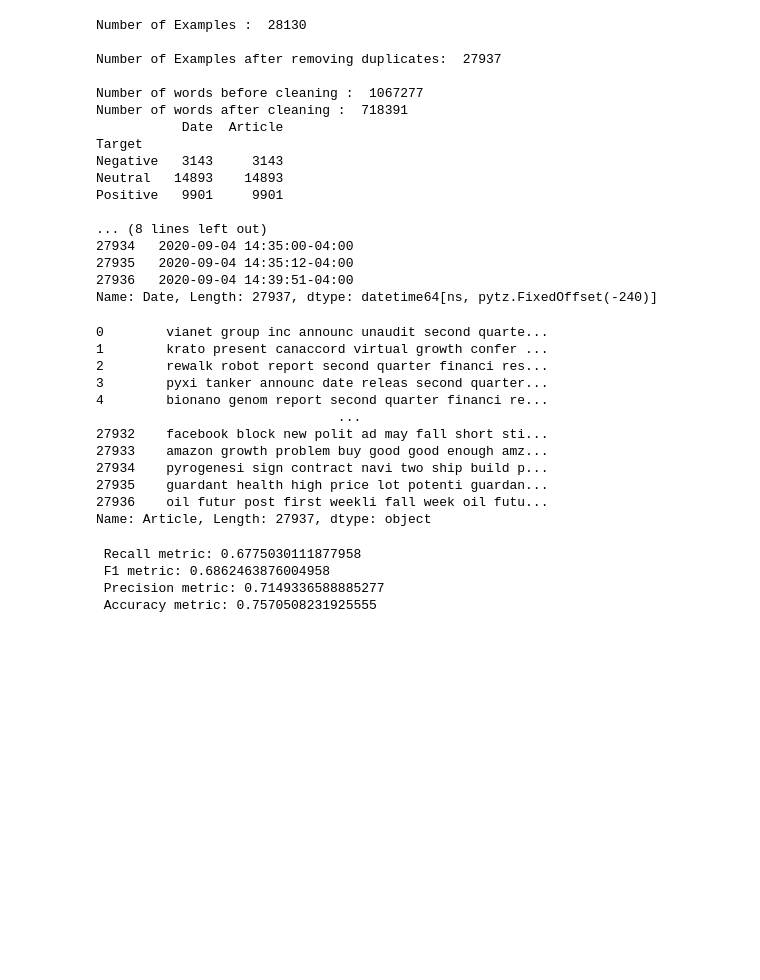
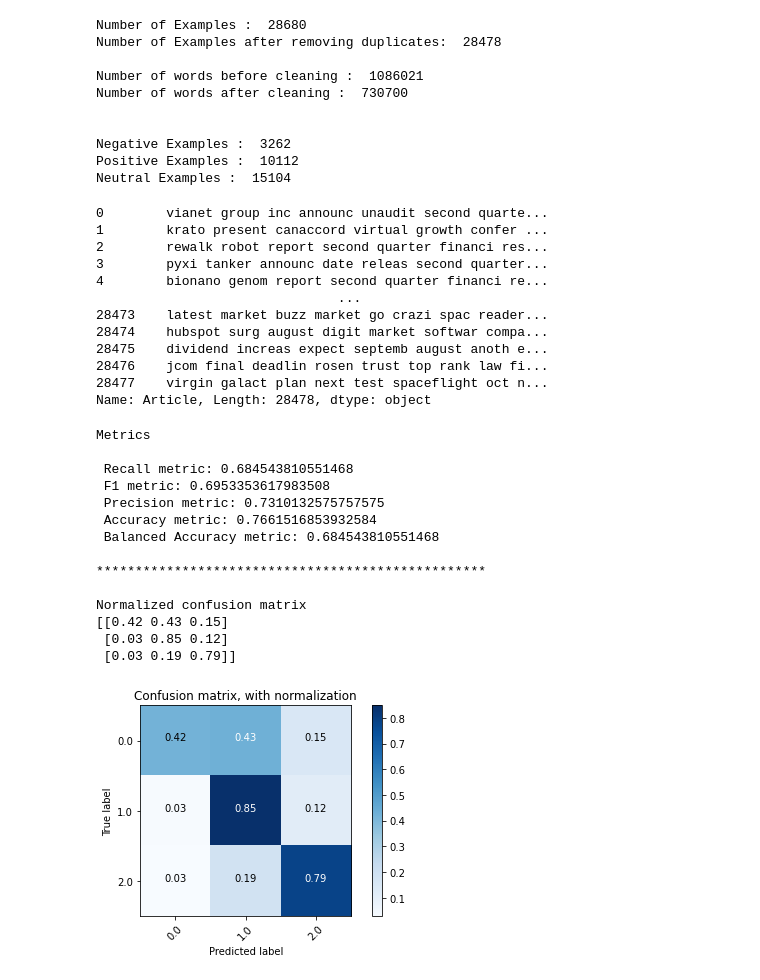
Before and after one commit to ialmalis/ML_in_Finance, a Jupyter notebook: General/General_NB_RF.ipynb, the cells around one changed output. Cells and saved outputs as stored; diff of their text form; code cells hidden in the pictures; blank space fills up the shorter version.

```diff
--- a/General/General_NB_RF.ipynb
+++ b/General/General_NB_RF.ipynb
@@ -22,7 +56,7 @@ def clean_data(X):
     X=X.str.replace("[/(){}\[\]\|@,;]", " ")
     X=X.str.replace("[^0-9a-z #+_]", " ")
     X = X.str.replace(r'\d+','')
-    X = X.apply(lambda x: ' '.join([w for w in x.split() if (len(w)>2 and w not in STOPWORDS) ] ))
+    X = X.apply(lambda x: ' '.join([w for w in str(x).split() if (len(w)>2 and w not in STOPWORDS) ] ))
     X = X.apply(lambda x: x.split())
     return X
 
@@ -56,40 +90,33 @@ X['Article']=df['title']+" "+df['text']
 X['Target']=df['sentiment']
 
 X=X.sort_values("Date")
-
-print("Number of Examples : ",len(X),"\n")
+print("Number of Examples : ",len(X))
 X.drop_duplicates(inplace=True)
 X.index = range(len(X))
 print("Number of Examples after removing duplicates: ",len(X),"\n")
-
-
-X.to_csv (r'General.csv', index = False, header=True)
+X.to_csv (r'Tech.csv', index = False, header=True)
 
 print('Number of words before cleaning : ',X['Article'].apply(lambda x: len(str(x).split(' '))).sum())
 X['Article']=clean_data(X['Article'])
 print('Number of words after cleaning : ',X['Article'].apply(lambda x: len(str(x).split(' '))).sum())
+print("\n")
 
-print(X.groupby(['Target']).count(),"\n")
-print(X['Date'])
 y=target_arrange(X['Target'])
+
+print("Negative Examples : ",(y==0.0).sum())
+print("Positive Examples : ",(y==1.0).sum())
+print("Neutral Examples : ", (y==2.0).sum())
 # %% [output]
-Number of Examples :  28130
+Number of Examples :  28680
+Number of Examples after removing duplicates:  28478
 
-Number of Examples after removing duplicates:  27937
+Number of words before cleaning :  1086021
+Number of words after cleaning :  730700
 
-Number of words before cleaning :  1067277
-Number of words after cleaning :  718391
-           Date  Article
-Target
-Negative   3143     3143
-Neutral   14893    14893
-Positive   9901     9901
 
-... (8 lines left out)
-27934   2020-09-04 14:35:00-04:00
-27935   2020-09-04 14:35:12-04:00
-27936   2020-09-04 14:39:51-04:00
-Name: Date, Length: 27937, dtype: datetime64[ns, pytz.FixedOffset(-240)]
+Negative Examples :  3262
+Positive Examples :  10112
+Neutral Examples :  15104
 # %%
 X['Article']= X['Article'].apply(lambda x: [stemmer.stem(i) for i in x]) # stemming
 for i in range(len(X['Article'])): #φέρνω τα tokens ξανά μαζί διαχωριζόμενα με κενά
@@ -103,12 +130,12 @@ print(X['Article'])
 3        pyxi tanker announc date releas second quarter...
 4        bionano genom report second quarter financi re...
                                ...
-27932    facebook block new polit ad may fall short sti...
-27933    amazon growth problem buy good good enough amz...
-27934    pyrogenesi sign contract navi two ship build p...
-27935    guardant health high price lot potenti guardan...
-27936    oil futur post first weekli fall week oil futu...
-Name: Article, Length: 27937, dtype: object
+28473    latest market buzz market go crazi spac reader...
+28474    hubspot surg august digit market softwar compa...
+28475    dividend increas expect septemb august anoth e...
+28476    jcom final deadlin rosen trust top rank law fi...
+28477    virgin galact plan next test spaceflight oct n...
+Name: Article, Length: 28478, dtype: object
 # %%
 tfidf_vectorizer = TfidfVectorizer(max_df=0.9)
 Xv = tfidf_vectorizer.fit_transform(X['Article'])
@@ -117,23 +144,44 @@ X_train,X_test,y_train,y_test = train_test_split(Xv,y, test_size=0.25,stratify=y
 # %%
 alpha = 0.1 # This is the smoothing parameter for Laplace/Lidstone smoothing
 model = naive_bayes.MultinomialNB(alpha=alpha)
 
 model.fit(X_train,y_train)
 y_predicted = model.predict(X_test)
 
-
+print("\nMetrics\n")
 recall = metrics.recall_score(y_test,y_predicted,average='macro')
 precision = metrics.precision_score(y_test,y_predicted,average='macro')
 f1 = metrics.f1_score(y_test,y_predicted,average='macro')
 Accur=metrics.accuracy_score(y_test,y_predicted)
+B_Accur=metrics.balanced_accuracy_score(y_test,y_predicted)
 
 print(' Recall metric:',recall)
 print(' F1 metric:',f1)
 print(' Precision metric:',precision)
 print(' Accuracy metric:',Accur)
+print(' Balanced Accuracy metric:',B_Accur,"\n")
+print("**************************************************\n")
+
+cnf_matrix = confusion_matrix(y_test, y_predicted,labels=[0.0, 1.0, 2.0])
+np.set_printoptions(precision=2)
+
+plt.figure()
+plot_confusion_matrix(cnf_matrix, classes=[0.0, 1.0, 2.0],
+                      title='Confusion matrix, with normalization')
 # %% [output]
- Recall metric: 0.6775030111877958
- F1 metric: 0.6862463876004958
- Precision metric: 0.7149336588885277
- Accuracy metric: 0.7570508231925555
+Metrics
+
+ Recall metric: 0.684543810551468
+ F1 metric: 0.6953353617983508
+ Precision metric: 0.7310132575757575
+ Accuracy metric: 0.7661516853932584
+ Balanced Accuracy metric: 0.684543810551468
+
+**************************************************
+
+Normalized confusion matrix
+[[0.42 0.43 0.15]
+ [0.03 0.85 0.12]
+ [0.03 0.19 0.79]]
+[figure, added]
 # %%
```
Also changed, not shown: parts of 4 cells of this notebook, 3 other files.
